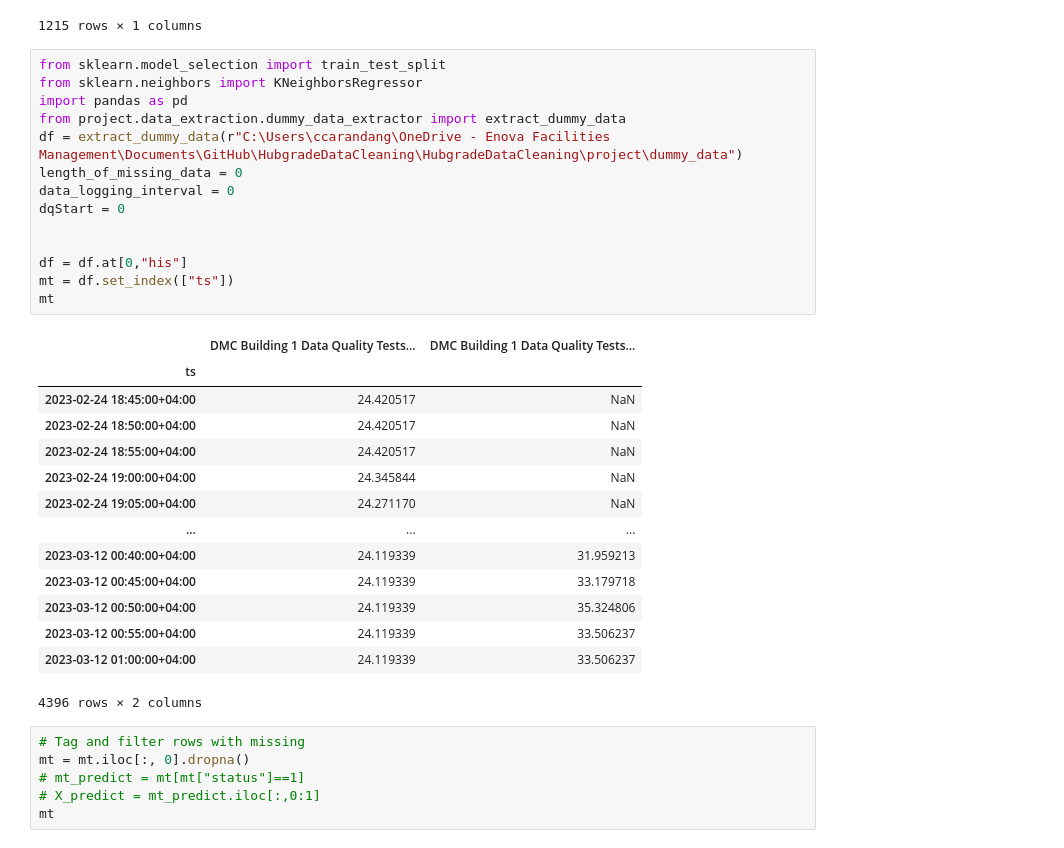
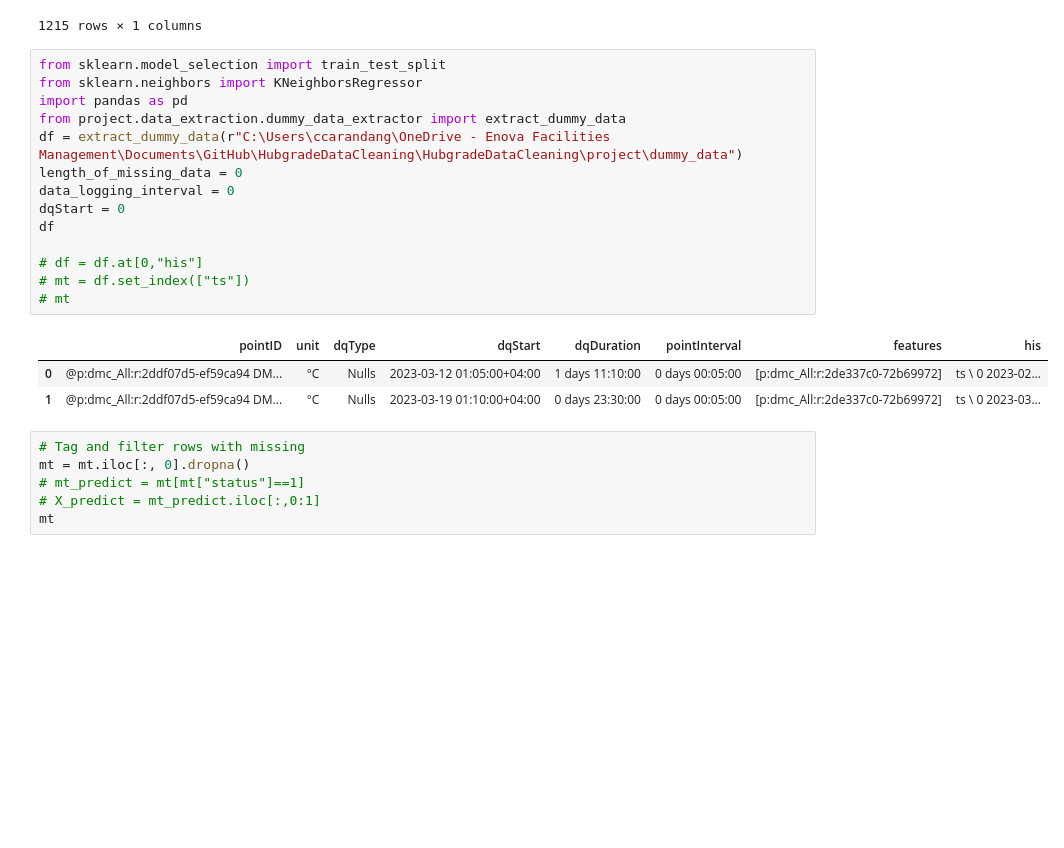
Before and after one commit to quajada/HubgradeDataCleaning, a Jupyter notebook: ChristineWorkspace.ipynb, the cells around one changed output. Saved outputs shown, nothing was run; the diff lists cells and outputs as text; blank space fills up the shorter version.

```diff
--- a/ChristineWorkspace.ipynb
+++ b/ChristineWorkspace.ipynb
@@ -438,32 +438,21 @@ Score: 0.6850922340471715
 # %%
 from sklearn.model_selection import train_test_split
 from sklearn.neighbors import KNeighborsRegressor
 import pandas as pd
 from project.data_extraction.dummy_data_extractor import extract_dummy_data
 df = extract_dummy_data(r"C:\Users\ccarandang\OneDrive - Enova Facilities Management\Documents\GitHub\HubgradeDataCleaning\HubgradeDataCleaning\project\dummy_data")
 length_of_missing_data = 0
 data_logging_interval = 0
 dqStart = 0
+df
 
-
-df = df.at[0,"his"]
-mt = df.set_index(["ts"])
-mt
+# df = df.at[0,"his"]
+# mt = df.set_index(["ts"])
+# mt
 # %% [output]
-|  | DMC Building 1 Data Quality Tests... | DMC Building 1 Data Quality Tests... |
-| ts |  |  |
-| 2023-02-24 18:45:00+04:00 | 24.420517 | NaN |
-| 2023-02-24 18:50:00+04:00 | 24.420517 | NaN |
-| 2023-02-24 18:55:00+04:00 | 24.420517 | NaN |
-| 2023-02-24 19:00:00+04:00 | 24.345844 | NaN |
-| 2023-02-24 19:05:00+04:00 | 24.271170 | NaN |
-| ... | ... | ... |
-| 2023-03-12 00:40:00+04:00 | 24.119339 | 31.959213 |
-| 2023-03-12 00:45:00+04:00 | 24.119339 | 33.179718 |
-| 2023-03-12 00:50:00+04:00 | 24.119339 | 35.324806 |
-| 2023-03-12 00:55:00+04:00 | 24.119339 | 33.506237 |
-| 2023-03-12 01:00:00+04:00 | 24.119339 | 33.506237 |
+|  | pointID | unit | dqType | dqStart | dqDuration | pointInterval | features | his |
+| 0 | @p:dmc_All:r:2ddf07d5-ef59ca94 DM... | °C | Nulls | 2023-03-12 01:05:00+04:00 | 1 days 11:10:00 | 0 days 00:05:00 | [p:dmc_All:r:2de337c0-72b69972] | ts \ 0 2023-02... |
+| 1 | @p:dmc_All:r:2ddf07d5-ef59ca94 DM... | °C | Nulls | 2023-03-19 01:10:00+04:00 | 0 days 23:30:00 | 0 days 00:05:00 | [p:dmc_All:r:2de337c0-72b69972] | ts \ 0 2023-03... |
-4396 rows × 2 columns
 # %%
 # Tag and filter rows with missing
 mt = mt.iloc[:, 0].dropna()
```
